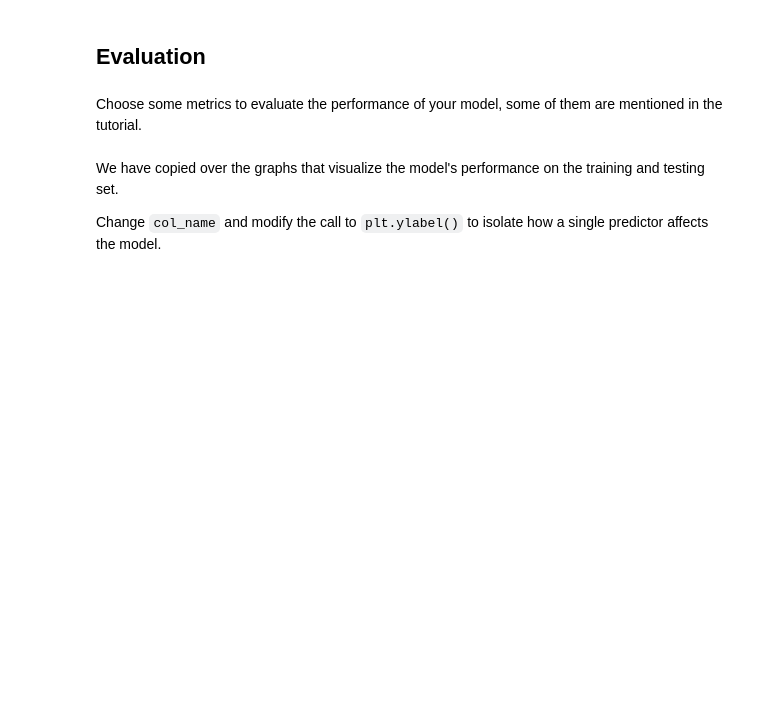
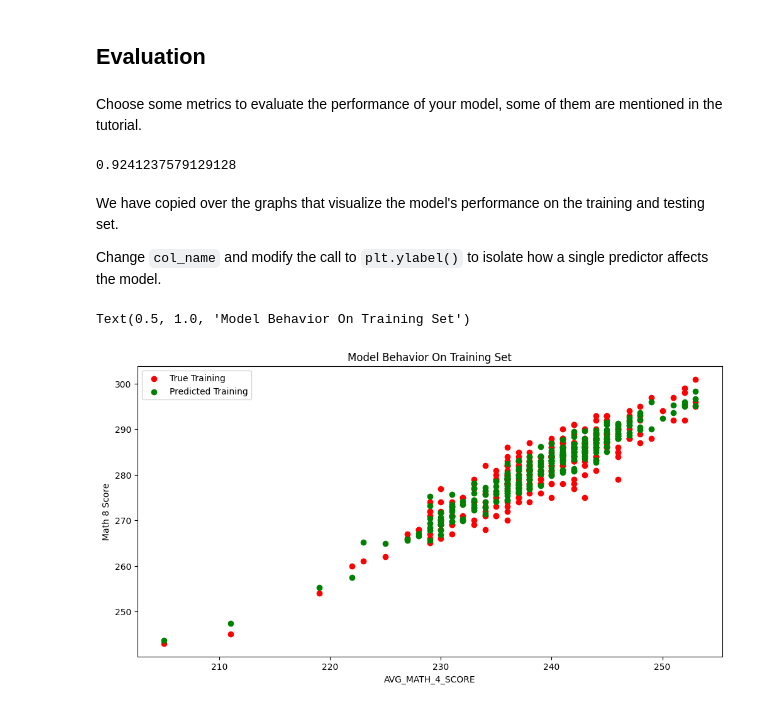
Before and after one commit to hyw07613/MDST-Onboarding, a Jupyter notebook: tutorial1/checkpoint1.ipynb, the cells around one changed output. Cells and saved outputs as stored; diff of their text form; code cells hidden in the pictures; blank space fills up the shorter version.

```diff
--- a/tutorial1/checkpoint1.ipynb
+++ b/tutorial1/checkpoint1.ipynb
@@ -173,5 +172,6 @@ from sklearn.model_selection import train_test_split
 # @@@ 11
 # create your model here
 # model =
+model = LinearRegression()
 # %%
 model.fit(X_train, y_train)
@@ -183,24 +185,30 @@ y_pred = model.predict(X_test)
 Choose some metrics to evaluate the performance of your model, some of them are mentioned in the tutorial.
 # %%
 # @@@ 12
+model.score(X_test, y_test)
+# %% [output]
+0.9241237579129128
 # %% [markdown]
 We have copied over the graphs that visualize the model's performance on the training and testing set.
 
 Change `col_name` and modify the call to `plt.ylabel()` to isolate how a single predictor affects the model.
 # %%
-# @@@ 13
+#@@@ 13
 
-# col_name = 'COLUMN NAME OF ONE PREDICTOR'
+col_name = 'AVG_MATH_4_SCORE'
 
 
-# f = plt.figure(figsize=(12,6))
-# plt.scatter(X_train[col_name], y_train, color = "red")
-# plt.scatter(X_train[col_name], model.predict(X_train), color = "green")
+f = plt.figure(figsize=(12,6))
+plt.scatter(X_train[col_name], y_train, color = "red")
+plt.scatter(X_train[col_name], model.predict(X_train), color = "green")
 
-# plt.legend(['True Training','Predicted Training'])
-# plt.xlabel(col_name)
-# plt.ylabel('NAME OF THE PREDICTOR')
-# plt.title("Model Behavior On Training Set")
+plt.legend(['True Training','Predicted Training'])
+plt.xlabel(col_name)
+plt.ylabel('Math 8 Score')
+plt.title("Model Behavior On Training Set")
+# %% [output]
+Text(0.5, 1.0, 'Model Behavior On Training Set')
+[figure, added]
 # %%
 # @@@ 14
 
```
Also changed, not shown: parts of 7 cells of this notebook, 1 other file.
